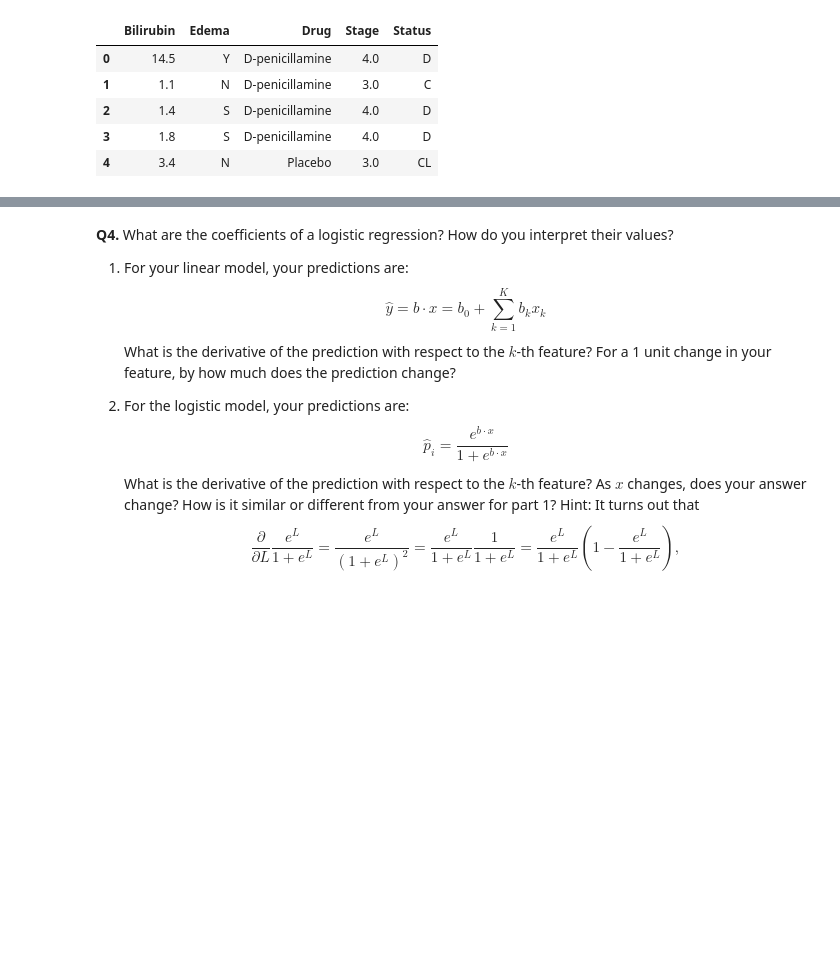
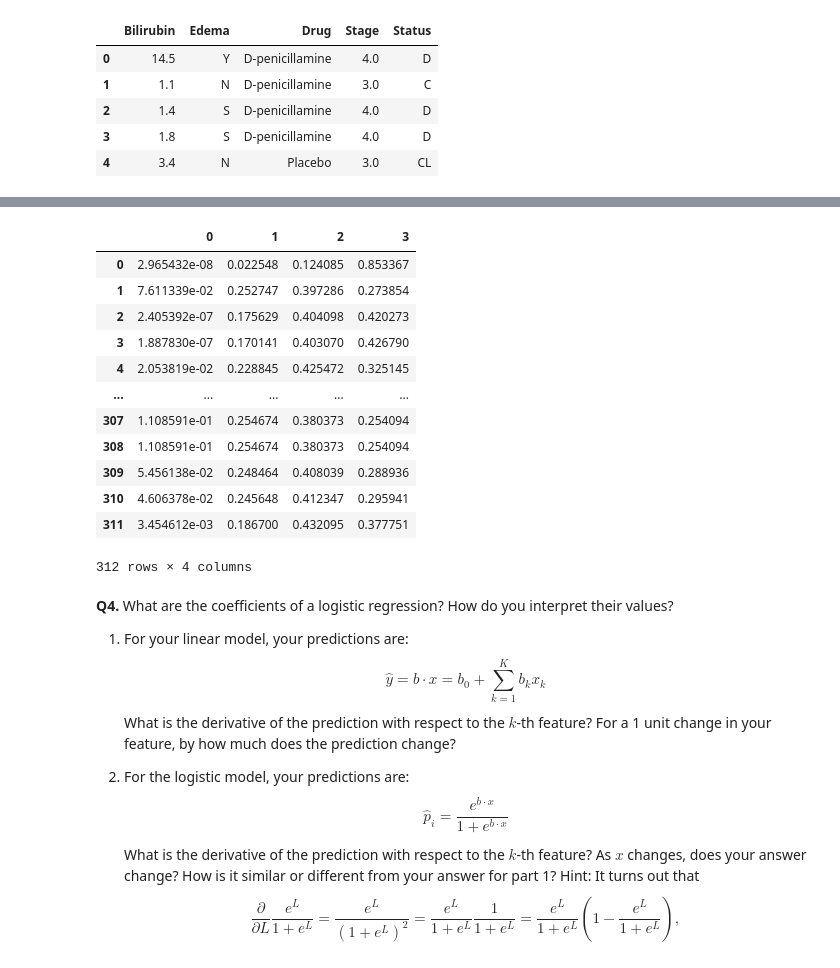
Before and after one commit to natchan19/undergrad_ml_assignments, a Jupyter notebook: 05_assignment_glm.ipynb, the cells around one changed output, grey strips where cells are left out. Cells and saved outputs as stored; diff of their text form; code cells hidden in the pictures; blank space fills up the shorter version.

```diff
--- a/05_assignment_glm.ipynb
+++ b/05_assignment_glm.ipynb
@@ -268,3 +391,21 @@ ValueError: could not convert string to float: 'Y'
+# %%
+pd.DataFrame(reg36.predict_proba(X36))
+
+# The hard classification using .predict() does not predict every class, since some classes are not selected as the final prediction. However, the predicted probabilities from .predict_proba() do include every class, as each observation has a probability for all possible classes.
+# %% [output]
+|  | 0 | 1 | 2 | 3 |
+| 0 | 2.965432e-08 | 0.022548 | 0.124085 | 0.853367 |
+| 1 | 7.611339e-02 | 0.252747 | 0.397286 | 0.273854 |
+| 2 | 2.405392e-07 | 0.175629 | 0.404098 | 0.420273 |
+| 3 | 1.887830e-07 | 0.170141 | 0.403070 | 0.426790 |
+| 4 | 2.053819e-02 | 0.228845 | 0.425472 | 0.325145 |
+| ... | ... | ... | ... | ... |
+| 307 | 1.108591e-01 | 0.254674 | 0.380373 | 0.254094 |
+| 308 | 1.108591e-01 | 0.254674 | 0.380373 | 0.254094 |
+| 309 | 5.456138e-02 | 0.248464 | 0.408039 | 0.288936 |
+| 310 | 4.606378e-02 | 0.245648 | 0.412347 | 0.295941 |
+| 311 | 3.454612e-03 | 0.186700 | 0.432095 | 0.377751 |
+312 rows × 4 columns
 # %% [markdown]
 **Q4.** What are the coefficients of a logistic regression? How do you interpret their values?
 
```
Also changed, not shown: parts of 9 cells of this notebook.
